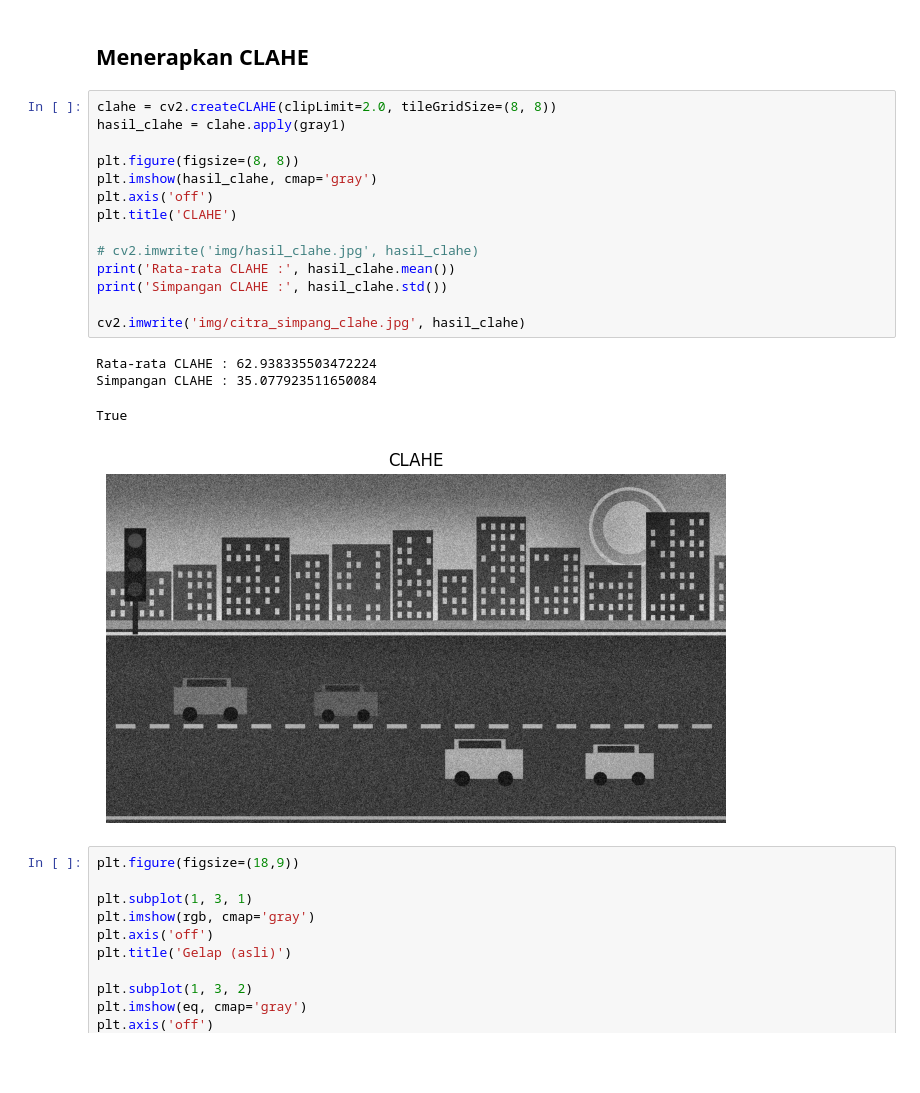
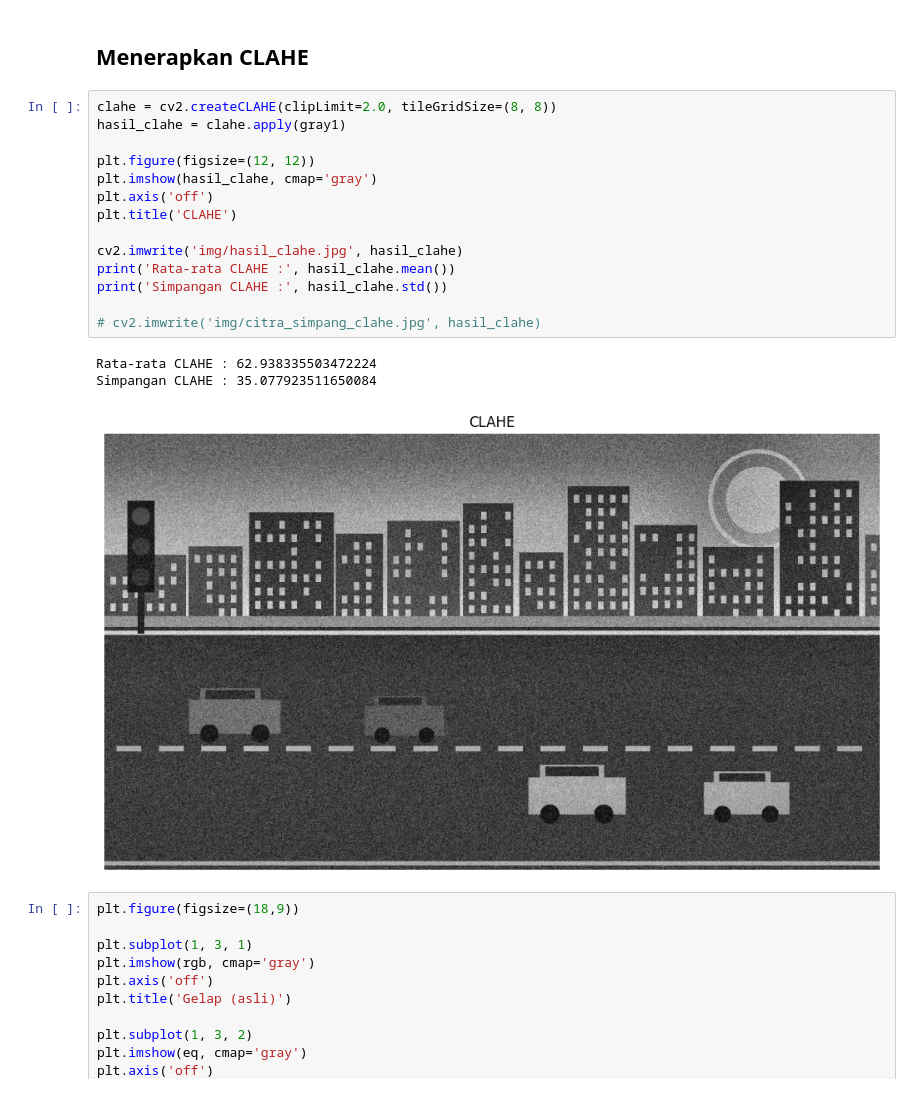
Before and after one commit to TurnNull/cv-kota_cerdas, a Jupyter notebook: main.ipynb, the cells around one changed output. Cells and saved outputs as stored; diff of their text form; blank space fills up the shorter version.

```diff
--- a/main.ipynb
+++ b/main.ipynb
@@ -141,22 +139,21 @@ Simpangan setelah equalize : 72.79384019459643
 # %%
 clahe = cv2.createCLAHE(clipLimit=2.0, tileGridSize=(8, 8))
 hasil_clahe = clahe.apply(gray1)
 
-plt.figure(figsize=(8, 8))
+plt.figure(figsize=(12, 12))
 plt.imshow(hasil_clahe, cmap='gray')
 plt.axis('off')
 plt.title('CLAHE')
 
-# cv2.imwrite('img/hasil_clahe.jpg', hasil_clahe)
+cv2.imwrite('img/hasil_clahe.jpg', hasil_clahe)
 print('Rata-rata CLAHE :', hasil_clahe.mean())
 print('Simpangan CLAHE :', hasil_clahe.std())
 
-cv2.imwrite('img/citra_simpang_clahe.jpg', hasil_clahe)
+# cv2.imwrite('img/citra_simpang_clahe.jpg', hasil_clahe)
 # %% [output]
 Rata-rata CLAHE : 62.938335503472224
 Simpangan CLAHE : 35.077923511650084
-True
-[figure, old version]
+[figure, new version]
 # %%
 plt.figure(figsize=(18,9))
 
```
Also changed, not shown: parts of 4 cells of this notebook, 1 other file.
